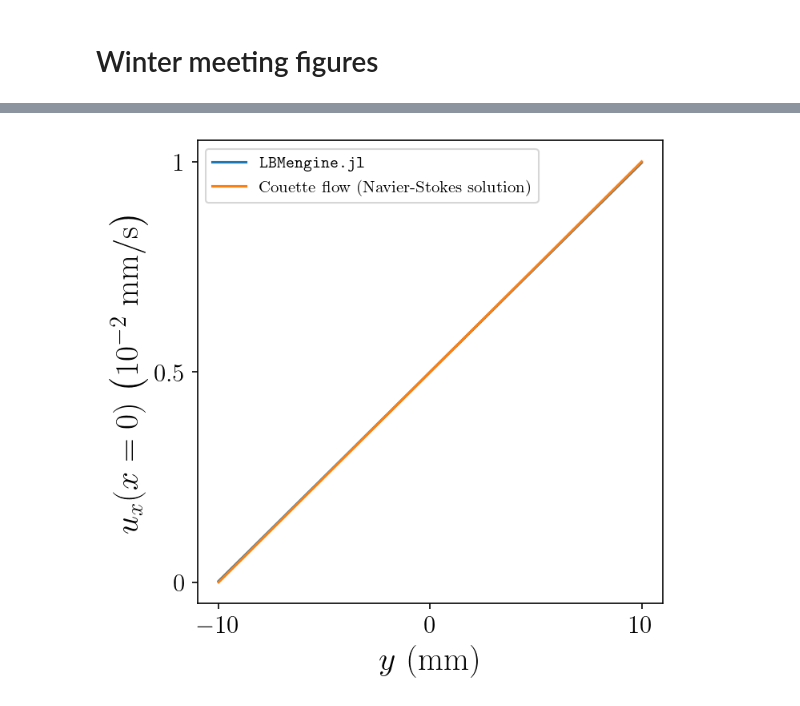
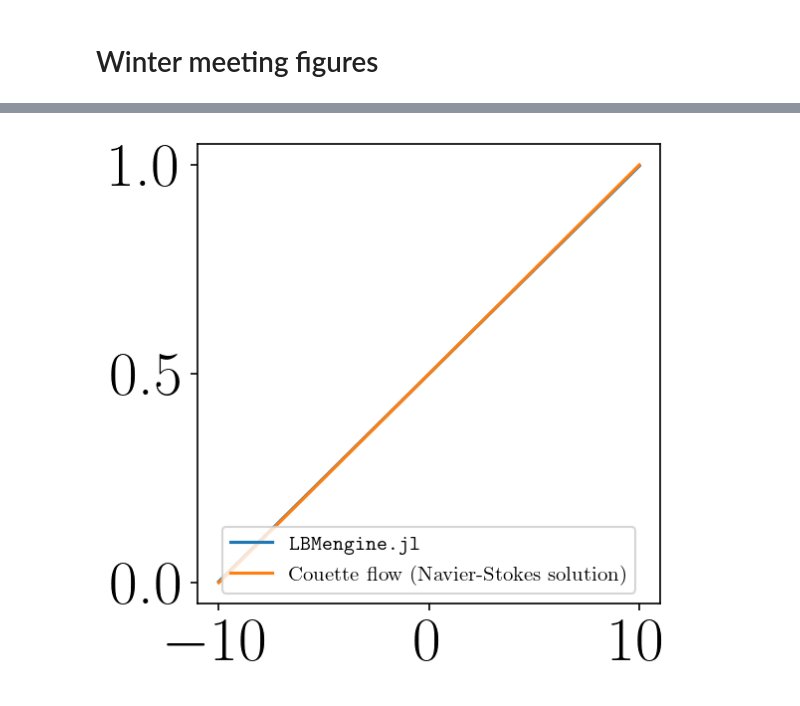
Before and after one commit to david16correa/LBM-benchmarks, a Jupyter notebook: 01 Couette/notebook/main.ipynb, the cells around one changed output, grey strips where cells are left out. Cells and saved outputs as stored; diff of their text form; code cells hidden in the pictures.

```diff
--- a/01 Couette/notebook/main.ipynb
+++ b/01 Couette/notebook/main.ipynb
@@ -244,10 +56,7 @@ fluidDf = pd.read_csv(dir + f"fluidTrj_{ticks[-1]}.csv").set_index(["id_x","id_y
 def fluidOverview(df):
     df = df.query('coordinate_y <= 10 & coordinate_y >= -10')
     # figure preparation
-    fig, axes = plt.subplots(figsize = (5,2.5))
-#     fig, axes = plt.subplots(1, 2, figsize = (10,4.5))
-
-#     fig.suptitle(f"$t = {fluidDf.time.values[0]:.0f}$", fontsize=16)
+    fig, axes = plt.subplots(figsize = (11,5.5))
     fig.subplots_adjust(right=0.875)  # Adjust the right space to make room for the colorbar
 
 
@@ -262,27 +71,19 @@ def fluidOverview(df):
     cmap = plt.get_cmap('cividis')
     norm = plt.Normalize(lowerLim, upperLim)
 
-#     axes.streamplot(X, Y,
-#         df.fluidVelocity_x.unstack().values.transpose(),
-#         df.fluidVelocity_y.unstack().values.transpose(),
-#         density=1.5, linewidth=0.5, color="black",
-#     )
-
-
     axes.pcolormesh(X, Y,
         np.sqrt(df.fluidVelocity_x**2 + df.fluidVelocity_y**2).unstack().values.transpose(),
         vmin=lowerLim,
         vmax=upperLim,
         cmap=cmap, alpha = 0.85
     );
-#     axes[0].tick_params(labelbottom=False)
     axes.set_xticks([-20, 0, 20])
-    axes.set_xlabel("$x ~ (\\mathrm{mm})$")
+    axes.set_xlabel("$x ~ (\\mu \\mathrm{m})$")
     axes.set_yticks([-10, 0, 10])
-    axes.set_ylabel("$y ~ (\\mathrm{mm})$")
+    axes.set_ylabel("$y ~ (\\mu \\mathrm{m})$")
 
+    # Create a mask for the quiver plot
     maskStep = int(len(x_unique)/20)
-    # Create a mask for filtering
     mask = (df['coordinate_x'].isin(x_unique[::maskStep])) & (df['coordinate_y'].isin(y_unique[::maskStep])) & (
         (df.fluidVelocity_x**2 + df.fluidVelocity_y**2 > 1e-16)
     )
@@ -297,17 +98,17 @@ def fluidOverview(df):
         scale = 30,
     )
 
+    axes.axvline(-10, color = "#CA3D34", alpha = 1, linewidth=3, linestyle='dashed')
+
     cbar_ax = fig.add_axes([0.9, 0.15, 0.025, 0.7])  # [left, bottom, width, height] for the colorbar
     sm = plt.cm.ScalarMappable(cmap=cmap, norm=norm)
     sm.set_array([])
     cbar = fig.colorbar(sm, cax=cbar_ax, alpha=0.85)
-    cbar.set_label(label='$|\\mathbf{u}| ~ \\left(10^{-2}~\\mathrm{mm}/\\mathrm{s}\\right)$', fontsize=16)
-    cbar.ax.tick_params(labelsize=15)
+    cbar.set_label(label='$\\mathbf{u}/u_s$')
 
     custom_ticks = np.array([lowerLim, upperLim/2, upperLim])
     cbar.set_ticks(custom_ticks)
-#     cbar.set_ticklabels([f'{tick:.3f}' for tick in custom_ticks])
-    cbar.set_ticklabels(['$0$','$0.5$','$1$'])
+    cbar.set_ticklabels(['$0.0$','$0.5$','$1.0$'])
 
     return fig, axes
 # %%
@@ -371,28 +121,24 @@ plt.show()
 # %%
 def figureWM(df):
-    fig, ax = plt.subplots(figsize = (5,5))
+    fig, ax = plt.subplots(figsize = (4,4))
 
     U = 0.01
     h = 10
     couette_v = U * (df.coordinate_y + h)/(2*h)
 
     ax.plot(df.coordinate_y, df.fluidVelocity_x, label='\\texttt{LBMengine.jl}')
     ax.plot(df.coordinate_y, couette_v, label='Couette flow (Navier-Stokes solution)')
-    ax.set_xlabel("$y$ (mm)")
     ax.set_yticks([0, 0.005, 0.01])
-    ax.set_yticklabels(['0', '0.5', '1'])
-    ax.set_ylabel("$u_x(x = 0)$ $\\left(10^{-2}~\\mathrm{mm}/\\mathrm{s}\\right)$")
+    ax.set_yticklabels(['0.0', '0.5', '1.0'])
     ax.set_xticks([-10, 0, 10])
-    # ax[0].set_yticklabels(['0', '0.5', '1'])
-    # ax[0].set_title(f"$x = {fluidDf.query(f"id_x == {id}").iloc[0].filter(["coordinate_x"]).values[0]}$")
-    ax.legend()
+    ax.legend(loc="lower center")
 
     return fig, ax
 
-id = fluidDf.query("coordinate_x >= 0").reset_index().iloc[0].filter(["id_x"]).values[0]
+id = fluidDf.query("coordinate_x >= -10").reset_index().iloc[0].filter(["id_x"]).values[0]
 v_x = fluidDf.loc[id].filter(["coordinate_y", "fluidVelocity_x"]).query('coordinate_y <= 10 & coordinate_y >= -10')
 figureWM(v_x)
-plt.savefig("figure2.pdf", format="pdf", bbox_inches="tight")
+plt.savefig("figs/figure2.pdf", format="pdf", bbox_inches="tight", transparent = False)
 plt.show()
 # %% [output]
-[figure, old version]
+[figure, new version]
```
Also changed, not shown: parts of 22 cells of this notebook, 14 other files.
